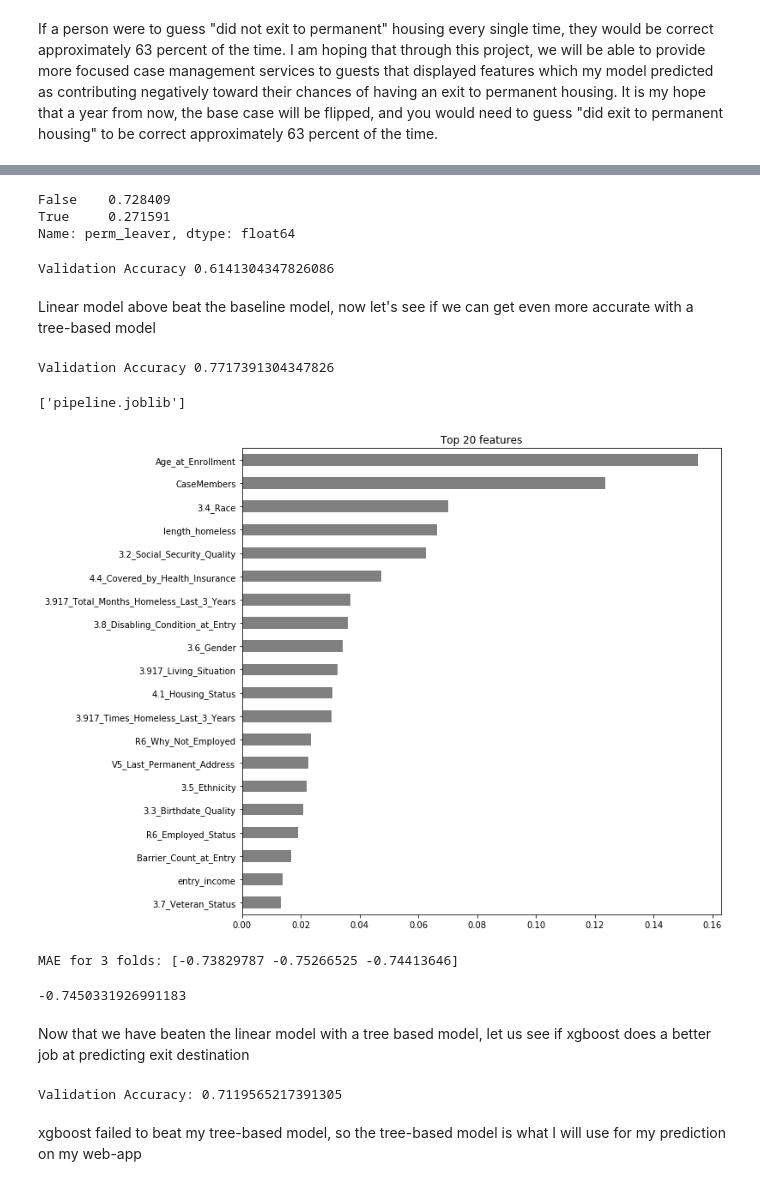
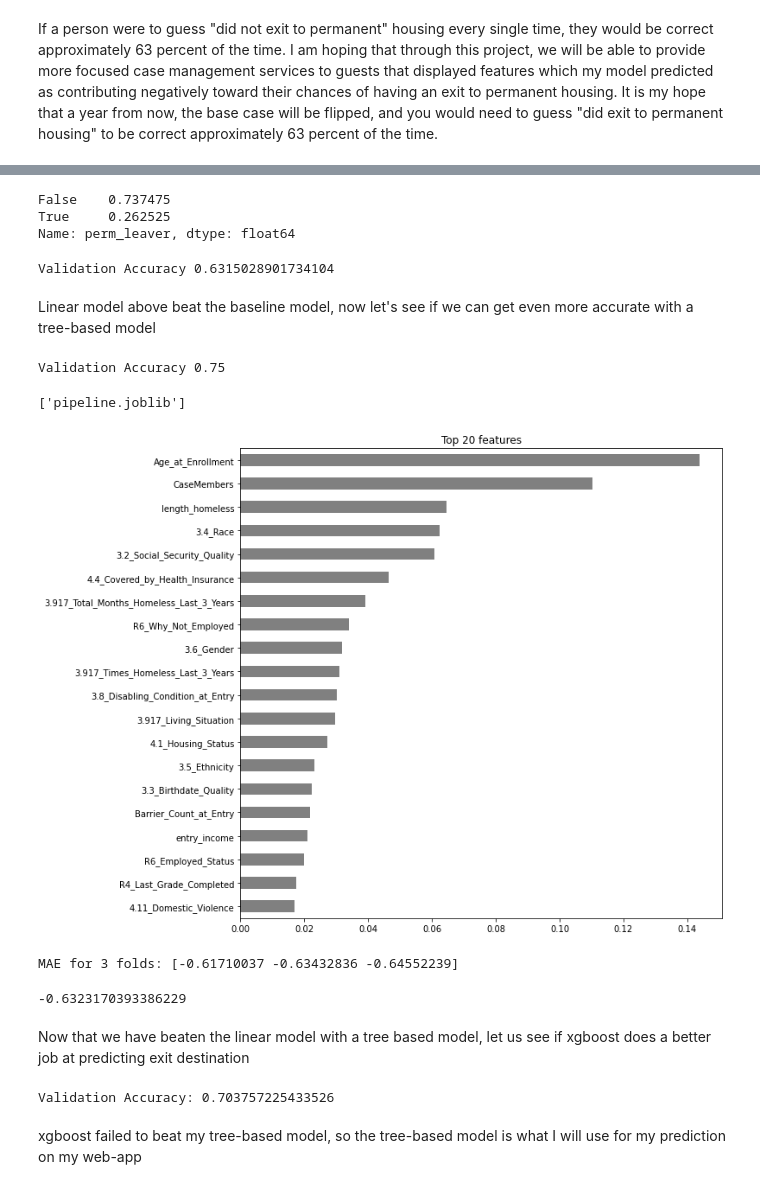
Before and after one commit to iesous-kurios/DS-Unit-2-Applied-Modeling, a Jupyter notebook: module4/BuildWeekProject.ipynb, the cells around one changed output, grey strips where cells are left out. Drawn from its saved outputs; the diff is of its cells as text; code cells hidden in the pictures.

```diff
--- a/module4/BuildWeekProject.ipynb
+++ b/module4/BuildWeekProject.ipynb
@@ -38,7 +38,7 @@ from sklearn.metrics import accuracy_score
 
 from sklearn.model_selection import GridSearchCV, RandomizedSearchCV
 # %%
-df = pd.read_excel('/content/ClientTrackExport (10).xlsx')
+df = pd.read_excel('/content/pipeline_pickle.xlsx')
 # %% [markdown]
 I chose "exit to permanent" housing as my target due to my belief that accurately predicting this feature would have the largest impact on actual people experiencing homelessness in my county.  Developing and fine tuning an accurate model with our data could also lead to major improvements in our county's efforts at addressing the homelessness problem among singles as well (as our shelter only serves families)
 # %%
@@ -182,6 +182,6 @@ test.shape
 # %%
 train = wrangle(train)
-val = wrangle(val)
+test = wrangle(test)
 # %%
 # Hand pick features only known at entry to avoid data leakage
 features = ['CaseMembers',
@@ -213,8 +213,8 @@ y_test = test[target]
 # base case
 df['perm_leaver'].value_counts(normalize=True)
 # %% [output]
-False    0.728409
-True     0.271591
+False    0.737475
+True     0.262525
 Name: perm_leaver, dtype: float64
 # %%
 # fit linear model to get a 3 on Sprint
@@ -238,7 +238,7 @@ model = LogisticRegression(random_state=42, max_iter=5000)
 model.fit(X_train_scaled, y_train)
 print ('Validation Accuracy', model.score(X_test_scaled,y_test))
 # %% [output]
-Validation Accuracy 0.6141304347826086
+Validation Accuracy 0.6315028901734104
 # %% [markdown]
 Linear model above beat the baseline model, now let's see if we can get even more accurate with a tree-based model
 # %%
@@ -263,7 +263,7 @@ pipeline.fit(X_train, y_train)
 y_pred = pipeline.predict(X_test)
 print('Validation Accuracy', accuracy_score(y_test, y_pred))
 # %% [output]
-Validation Accuracy 0.7717391304347826
+Validation Accuracy 0.75
 # %%
 from joblib import dump
 dump(pipeline, 'pipeline.joblib', compress=True)
@@ -272,19 +272,19 @@ dump(pipeline, 'pipeline.joblib', compress=True)
 # %%
 # get and plot feature importances
 
 # Linear models have coefficients whereas decision trees have "Feature Importances"
 import matplotlib.pyplot as plt
 
 model = pipeline.named_steps['randomforestclassifier']
 encoder = pipeline.named_steps['ordinalencoder']
-encoded_columns = encoder.transform(X_val).columns
+encoded_columns = encoder.transform(X_test).columns
 importances = pd.Series(model.feature_importances_, encoded_columns)
 n = 20
 plt.figure(figsize=(10,n/2))
 plt.title(f'Top {n} features')
 importances.sort_values()[-n:].plot.barh(color='grey');
 # %% [output]
-[figure, old version]
+[figure, new version]
 # %%
 # cross validation
 
@@ -293,11 +293,11 @@ scores = cross_val_score(pipeline, X_train, y_train, cv=k,
                          scoring='accuracy')
 print(f'MAE for {k} folds:', -scores)
 # %% [output]
-MAE for 3 folds: [-0.73829787 -0.75266525 -0.74413646]
+MAE for 3 folds: [-0.61710037 -0.63432836 -0.64552239]
 # %%
 -scores.mean()
 # %% [output]
--0.7450331926991183
+-0.6323170393386229
 # %% [markdown]
 Now that we have beaten the linear model with a tree based model, let us see if xgboost does a better job at predicting exit destination
 # %%
@@ -314,7 +314,7 @@ pipeline = make_pipeline(
 pipeline.fit(X_train, y_train)
 print('Validation Accuracy:', pipeline.score(X_test, y_test))
 # %% [output]
-Validation Accuracy: 0.7119565217391305
+Validation Accuracy: 0.703757225433526
 # %% [markdown]
 xgboost failed to beat my tree-based model, so the tree-based model is what I will use for my prediction on my web-app
 # %%
```
Also changed, not shown: parts of 14 cells of this notebook.
